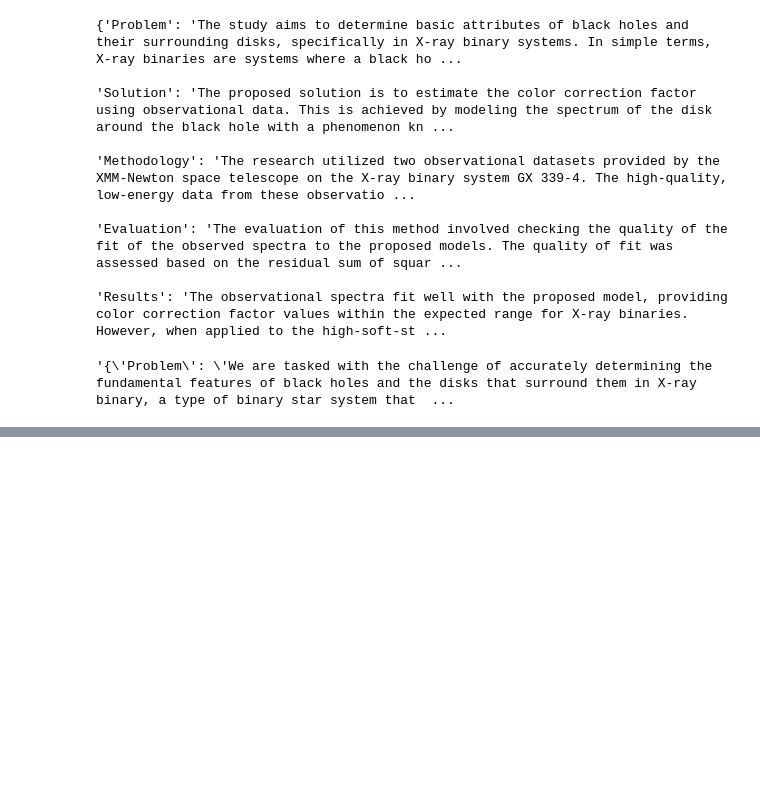
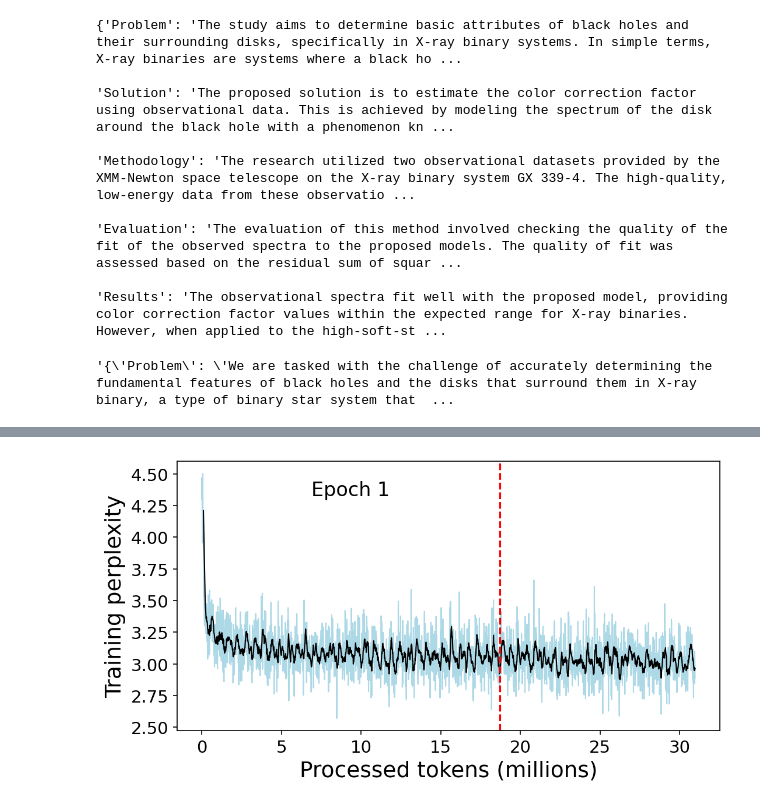
Before and after one commit to UniverseTBD/hypogen, a Jupyter notebook: main/development.ipynb, the cells around one changed output, grey strips where cells are left out. Drawn from its saved outputs; the diff is of its cells as text; code cells hidden in the pictures; blank space fills up the shorter version.

```diff
--- a/main/development.ipynb
+++ b/main/development.ipynb
@@ -406,0 +311,15 @@ Document(page_content='Gaussian Processes for Nonlinear Signal Processing   Gaus
+# %%
+path = '../data/tuning/cs.LG_test.csv'
+test = pd.read_csv(path)
+
+# iterate over rows
+i = 0
+for index, row in test.iterrows():
+    print(f'Bit: {row["bit"]}')
+    result = row["flip"]
+    if result.startswith("flip: "):
+        result = result[len("flip: "):]
+    print(f'Flip: {result}')
+    print()
+    i += 1
+    if i == 5: break
@@ -406,0 +381,64 @@ Document(page_content='Gaussian Processes for Nonlinear Signal Processing   Gaus
+# %%
+import matplotlib.pyplot as plt
+from matplotlib.ticker import MaxNLocator
+import math
+
+# Set up the figure with specified dpi
+plt.figure(figsize=(8, 4), dpi=150)
+
+data = history.copy()
+
+# Define the moving_average function
+def moving_average(data, window_size):
+    return [sum(data[i:i + window_size]) / window_size for i in range(len(data) - window_size + 1)]
+
+# Define step
+step = [i for i in range(len(data))]
+
+# Define variables
+number_of_gpus = 4
+number_of_samples = 100000
+per_device_train_batch_size = 4
+gradient_accumulation_steps = 4
+mean_tokens_per_sample = 187
+
+# Calculate Effective Batch Size and Tokens per Step
+effective_batch_size = per_device_train_batch_size * gradient_accumulation_steps * number_of_gpus
+tokens_per_step = effective_batch_size * mean_tokens_per_sample
+
+# Convert step to Processed Tokens (millions)
+processed_tokens_millions = [s * tokens_per_step / 1e6 for s in step]
+
+# Plot Actual Perplexity with new x-axis
+plt.plot(processed_tokens_millions, data.perplexity, color='lightblue', label='Actual Perplexity', lw=1.0)
+
+# Calculate and plot Smoothed Perplexity with new x-axis
+window_size = 10
+smoothed_perplexity = moving_average(data.perplexity, window_size)
+smoothed_steps = step[window_size - 1:]
+smoothed_processed_tokens_millions = [s * tokens_per_step / 1e6 for s in smoothed_steps]
+plt.plot(smoothed_processed_tokens_millions, smoothed_perplexity, color='black', label='Smoothed Perplexity', lw=1.0)
+
+# Calculate the step at which each epoch ends and draw vertical dashed lines with new x-axis
+epoch_end_step = number_of_samples // effective_batch_size
+number_of_steps = len(step)
+number_of_epochs_with_gpus = math.ceil(number_of_steps * effective_batch_size / number_of_samples)
+
+for epoch in range(1, number_of_epochs_with_gpus):
+    x_coordinate_tokens = epoch * epoch_end_step * tokens_per_step / 1e6
+    plt.axvline(x=x_coordinate_tokens, color='red', linestyle='dashed', lw=1.5)
+
+    middle_x_coordinate_tokens = x_coordinate_tokens - (epoch_end_step * tokens_per_step / 1e6) / 2
+    plt.text(middle_x_coordinate_tokens, plt.ylim()[1] * 0.95, f'Epoch {epoch}', ha='center', va='center', color='black', fontsize=16)
+
+# Set title, labels, legend and save the figure
+plt.xlabel('Processed tokens (millions)', fontsize=18)
+plt.ylabel('Training perplexity', fontsize=18)
+# Set y-axis ticks to be integers
+#plt.gca().yaxis.set_major_locator(MaxNLocator(integer=True))
+plt.xticks(fontsize=14)
+plt.yticks(fontsize=14)
+plt.savefig("../paper/figures/perplexity.pdf", dpi=300, bbox_inches="tight")
+plt.show()
+# %% [output]
+[figure, added]
```
Also changed, not shown: parts of 28 cells of this notebook, 9 other files.
